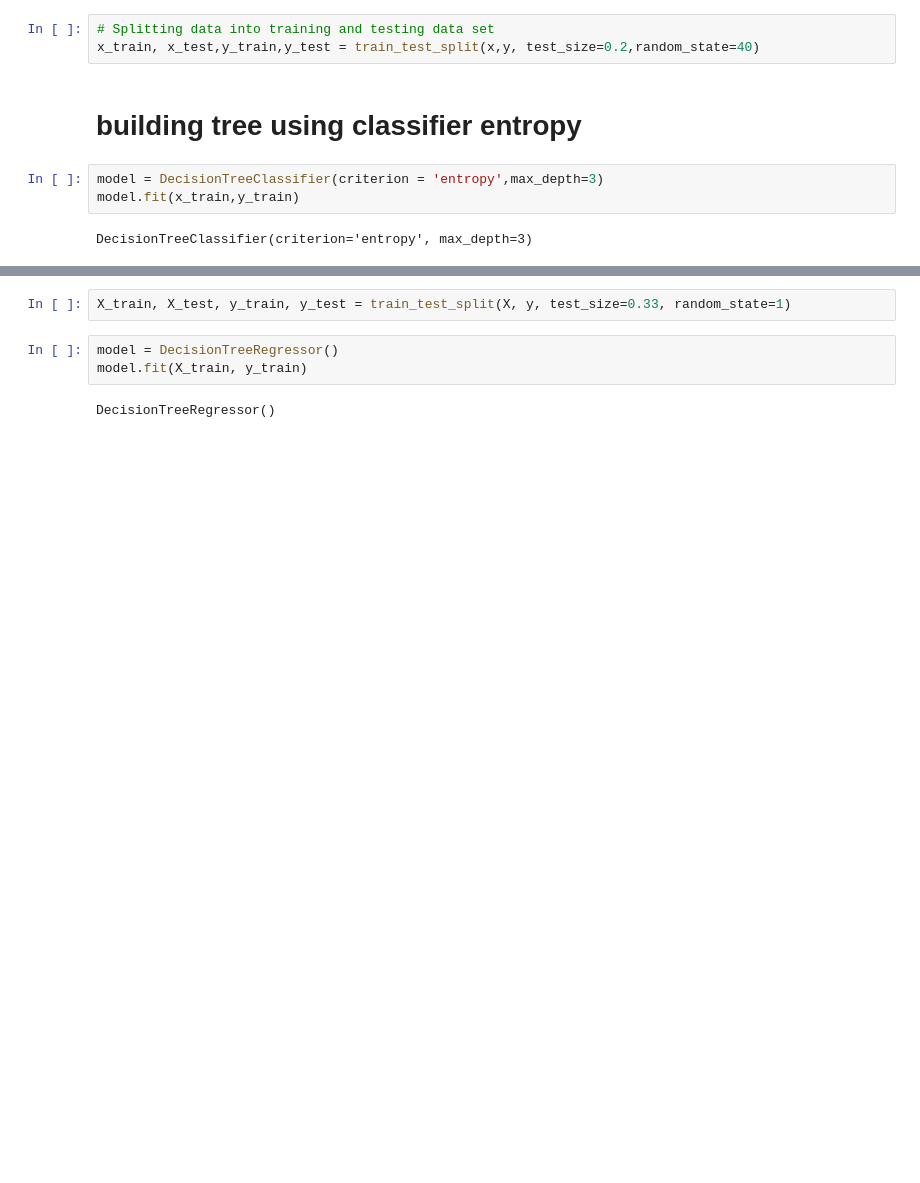
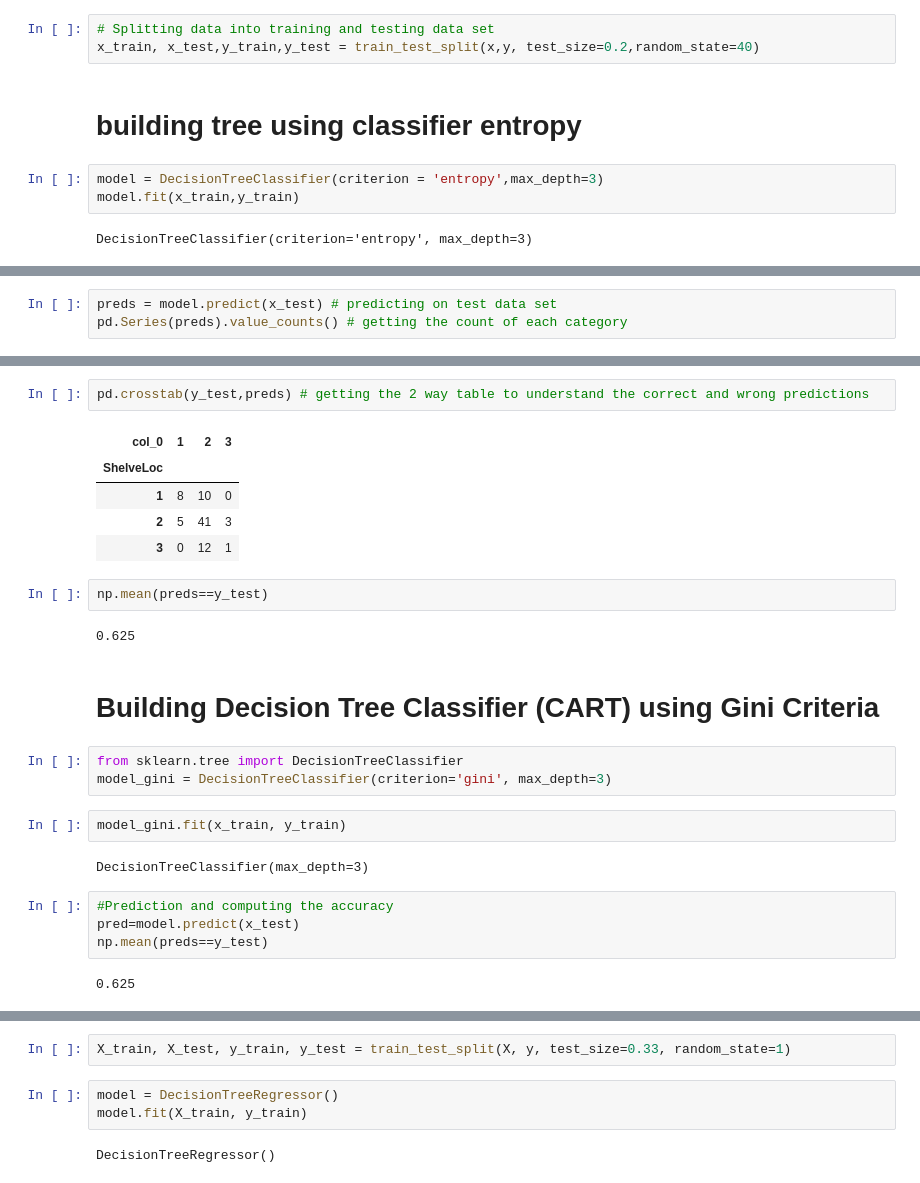
Before and after one commit to anand-kumar7755/Decision-tree, a Jupyter notebook: DECISION TREE(2).ipynb, the cells around one changed output, grey strips where cells are left out. Cells and saved outputs as stored; diff of their text form; blank space fills up the shorter version.

```diff
--- a/DECISION TREE(2).ipynb
+++ b/DECISION TREE(2).ipynb
@@ -164,0 +150,3 @@ NameError: name 'feature_imp' is not defined
+# %%
+preds = model.predict(x_test) # predicting on test data set
+pd.Series(preds).value_counts() # getting the count of each category
@@ -164,0 +165,27 @@ NameError: name 'feature_imp' is not defined
+# %%
+pd.crosstab(y_test,preds) # getting the 2 way table to understand the correct and wrong predictions
+# %% [output]
+| col_0 | 1 | 2 | 3 |
+| ShelveLoc |  |  |  |
+| 1 | 8 | 10 | 0 |
+| 2 | 5 | 41 | 3 |
+| 3 | 0 | 12 | 1 |
+# %%
+np.mean(preds==y_test)
+# %% [output]
+0.625
+# %% [markdown]
+# Building Decision Tree Classifier (CART) using Gini Criteria
+# %%
+from sklearn.tree import DecisionTreeClassifier
+model_gini = DecisionTreeClassifier(criterion='gini', max_depth=3)
+# %%
+model_gini.fit(x_train, y_train)
+# %% [output]
+DecisionTreeClassifier(max_depth=3)
+# %%
+#Prediction and computing the accuracy
+pred=model.predict(x_test)
+np.mean(preds==y_test)
+# %% [output]
+0.625
```
Also changed, not shown: parts of 35 cells of this notebook.
